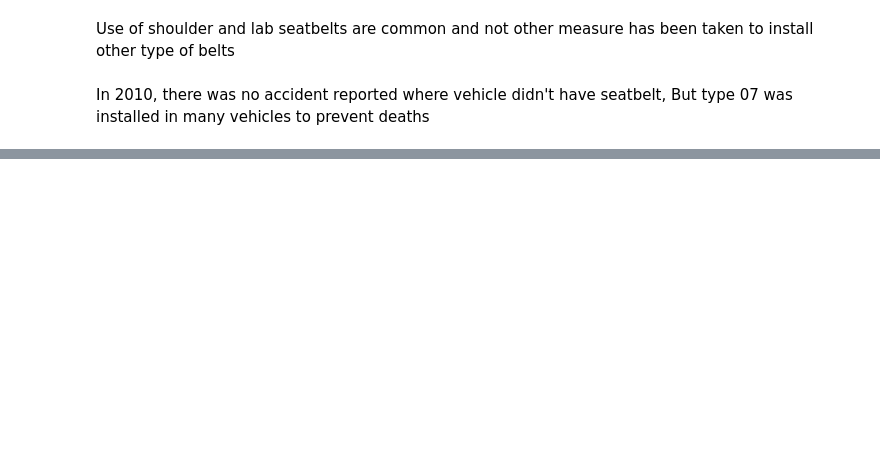
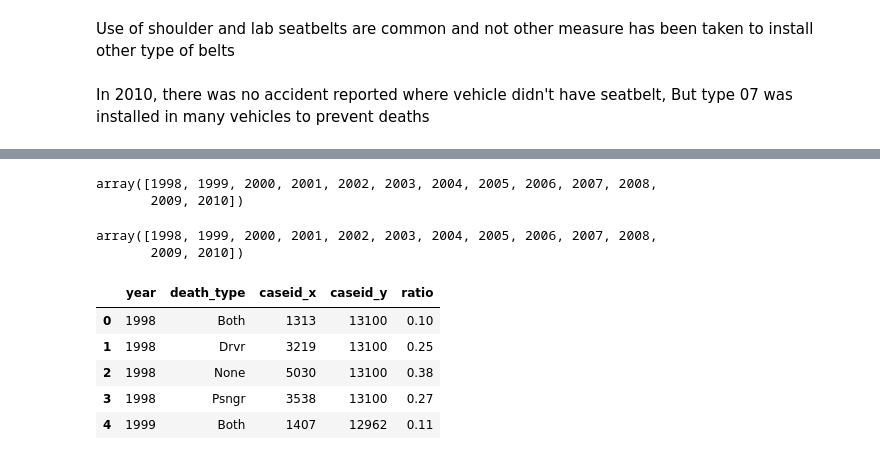
Before and after one commit to sohaibomr/data_analysis-FARS, a Jupyter notebook: sa_eda_fars.ipynb, the cells around one changed output, grey strips where cells are left out. Cells and saved outputs as stored; diff of their text form; code cells hidden in the pictures; blank space fills up the shorter version.

```diff
--- a/sa_eda_fars.ipynb
+++ b/sa_eda_fars.ipynb
@@ -222,0 +270,26 @@ In 2010, there was no accident reported where vehicle didn't have seatbelt, But
+# %%
+data_grp_year_count = data.groupby(['year']).count().reset_index()[['year', 'caseid']]
+# %%
+data_grp_year_count.year.unique()
+# %% [output]
+array([1998, 1999, 2000, 2001, 2002, 2003, 2004, 2005, 2006, 2007, 2008,
+       2009, 2010])
+# %%
+data_grp_y_death_type = data.groupby(['year', 'death_type']).count().reset_index()[['year', 'death_type', 'caseid']]
+data_grp_y_death_type.year.unique()
+# %% [output]
+array([1998, 1999, 2000, 2001, 2002, 2003, 2004, 2005, 2006, 2007, 2008,
+       2009, 2010])
+# %%
+data_grp_y_death_type = pd.merge(data_grp_y_death_type, data_grp_year_count, on='year', how='inner')
+# %%
+data_grp_y_death_type['ratio'] = data_grp_y_death_type.caseid_x / data_grp_y_death_type.caseid_y
+# %%
+data_grp_y_death_type.head()
+# %% [output]
+|  | year | death_type | caseid_x | caseid_y | ratio |
+| 0 | 1998 | Both | 1313 | 13100 | 0.10 |
+| 1 | 1998 | Drvr | 3219 | 13100 | 0.25 |
+| 2 | 1998 | None | 5030 | 13100 | 0.38 |
+| 3 | 1998 | Psngr | 3538 | 13100 | 0.27 |
+| 4 | 1999 | Both | 1407 | 12962 | 0.11 |
```
Also changed, not shown: parts of 27 cells of this notebook, 2 other files.
